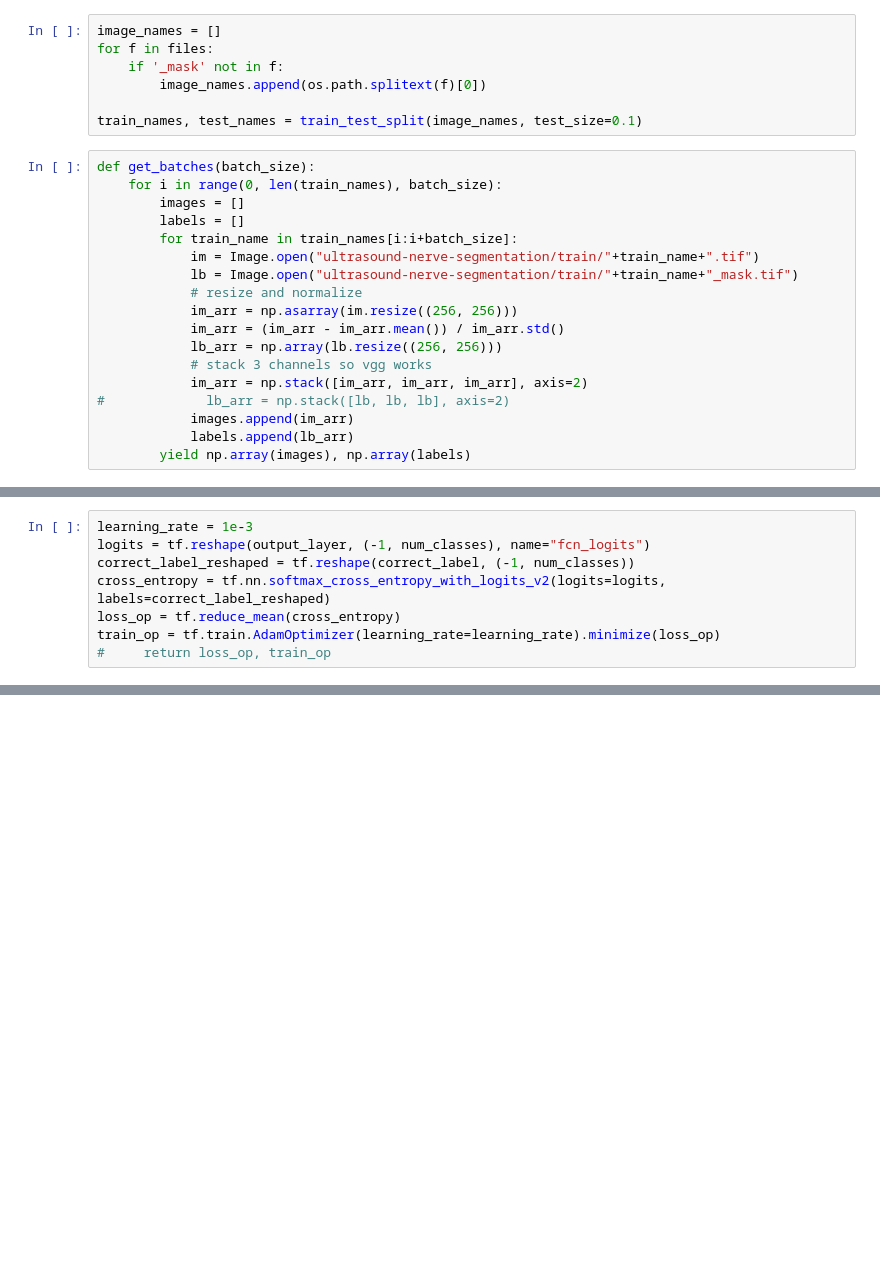
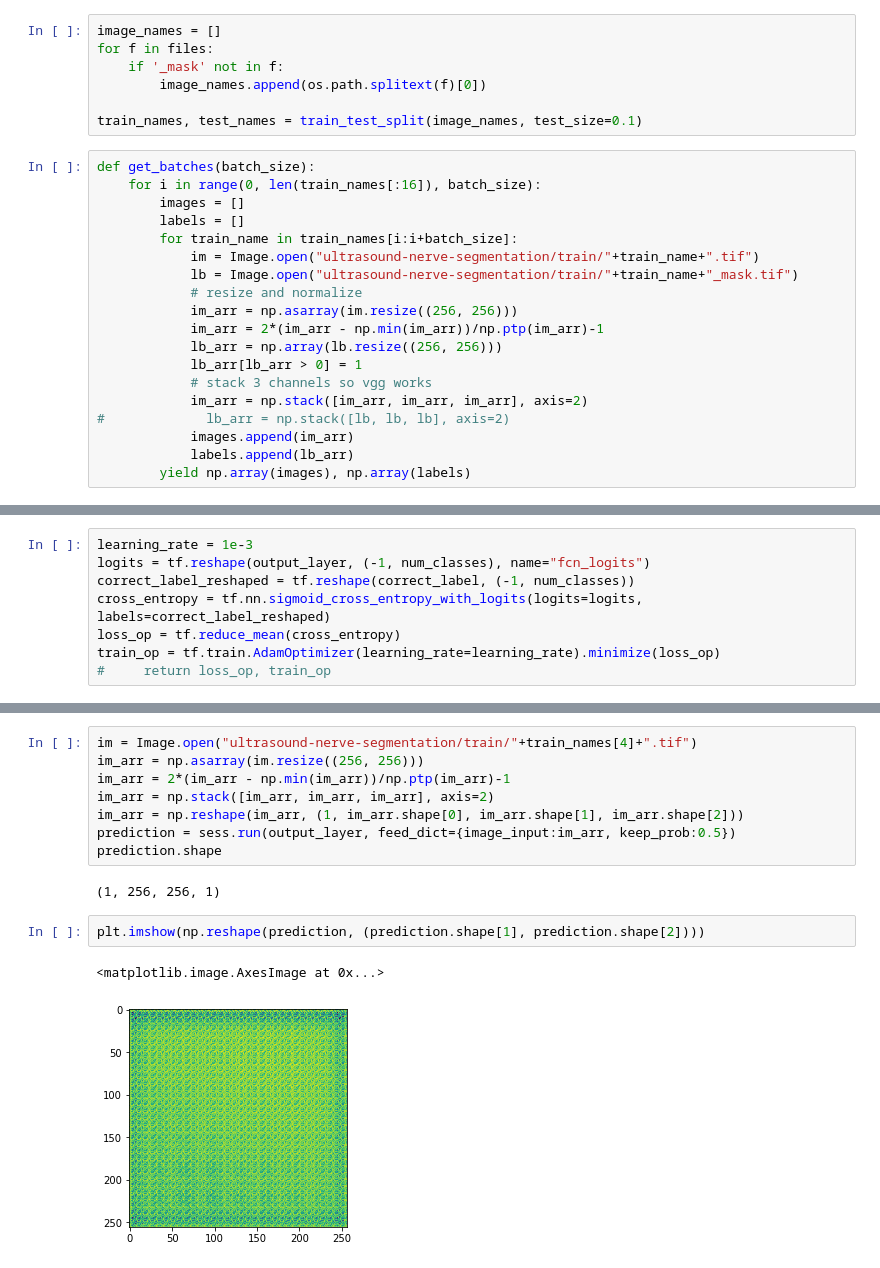
Before and after one commit to alexromano/nerve-segmentation, a Jupyter notebook: Nerve Segmentation.ipynb, the cells around one changed output, grey strips where cells are left out. Saved outputs shown, nothing was run; the diff lists cells and outputs as text; blank space fills up the shorter version.

```diff
--- a/Nerve Segmentation.ipynb
+++ b/Nerve Segmentation.ipynb
@@ -36,7 +36,7 @@ for f in files:
 train_names, test_names = train_test_split(image_names, test_size=0.1)
 # %%
 def get_batches(batch_size):
-    for i in range(0, len(train_names), batch_size):
+    for i in range(0, len(train_names[:16]), batch_size):
         images = []
         labels = []
         for train_name in train_names[i:i+batch_size]:
@@ -44,8 +44,9 @@ def get_batches(batch_size):
             lb = Image.open("ultrasound-nerve-segmentation/train/"+train_name+"_mask.tif")
             # resize and normalize
             im_arr = np.asarray(im.resize((256, 256)))
-            im_arr = (im_arr - im_arr.mean()) / im_arr.std()
+            im_arr = 2*(im_arr - np.min(im_arr))/np.ptp(im_arr)-1
             lb_arr = np.array(lb.resize((256, 256)))
+            lb_arr[lb_arr > 0] = 1
             # stack 3 channels so vgg works
             im_arr = np.stack([im_arr, im_arr, im_arr], axis=2)
 #             lb_arr = np.stack([lb, lb, lb], axis=2)
@@ -119,7 +123,7 @@ Use keras.layers.conv2d_transpose instead.
 learning_rate = 1e-3
 logits = tf.reshape(output_layer, (-1, num_classes), name="fcn_logits")
 correct_label_reshaped = tf.reshape(correct_label, (-1, num_classes))
-cross_entropy = tf.nn.softmax_cross_entropy_with_logits_v2(logits=logits, labels=correct_label_reshaped)
+cross_entropy = tf.nn.sigmoid_cross_entropy_with_logits(logits=logits, labels=correct_label_reshaped)
 loss_op = tf.reduce_mean(cross_entropy)
 train_op = tf.train.AdamOptimizer(learning_rate=learning_rate).minimize(loss_op)
 #     return loss_op, train_op
@@ -162,0 +181,15 @@ running graph...
+# %%
+im = Image.open("ultrasound-nerve-segmentation/train/"+train_names[4]+".tif")
+im_arr = np.asarray(im.resize((256, 256)))
+im_arr = 2*(im_arr - np.min(im_arr))/np.ptp(im_arr)-1
+im_arr = np.stack([im_arr, im_arr, im_arr], axis=2)
+im_arr = np.reshape(im_arr, (1, im_arr.shape[0], im_arr.shape[1], im_arr.shape[2]))
+prediction = sess.run(output_layer, feed_dict={image_input:im_arr, keep_prob:0.5})
+prediction.shape
+# %% [output]
+(1, 256, 256, 1)
+# %%
+plt.imshow(np.reshape(prediction, (prediction.shape[1], prediction.shape[2])))
+# %% [output]
+<matplotlib.image.AxesImage at 0x...>
+[figure, added]
```
Also changed, not shown: parts of 4 cells of this notebook.
